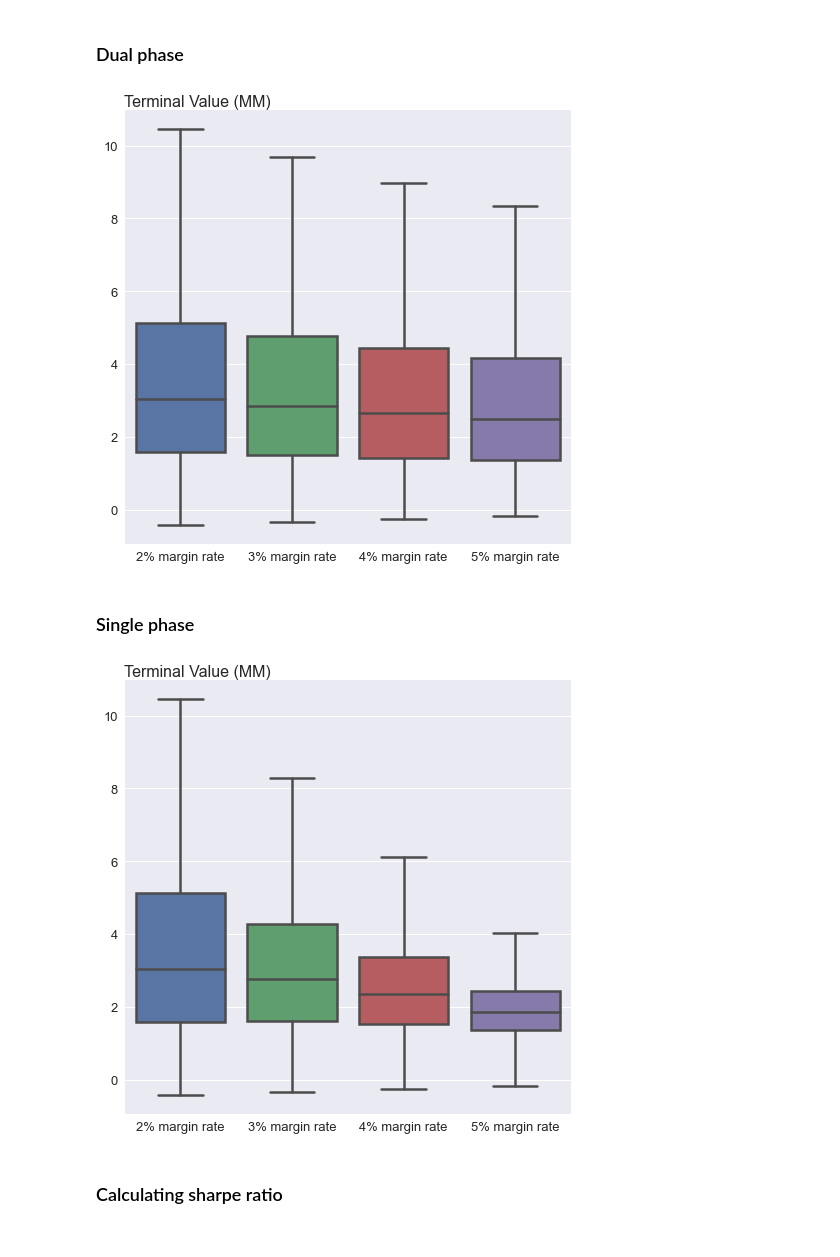
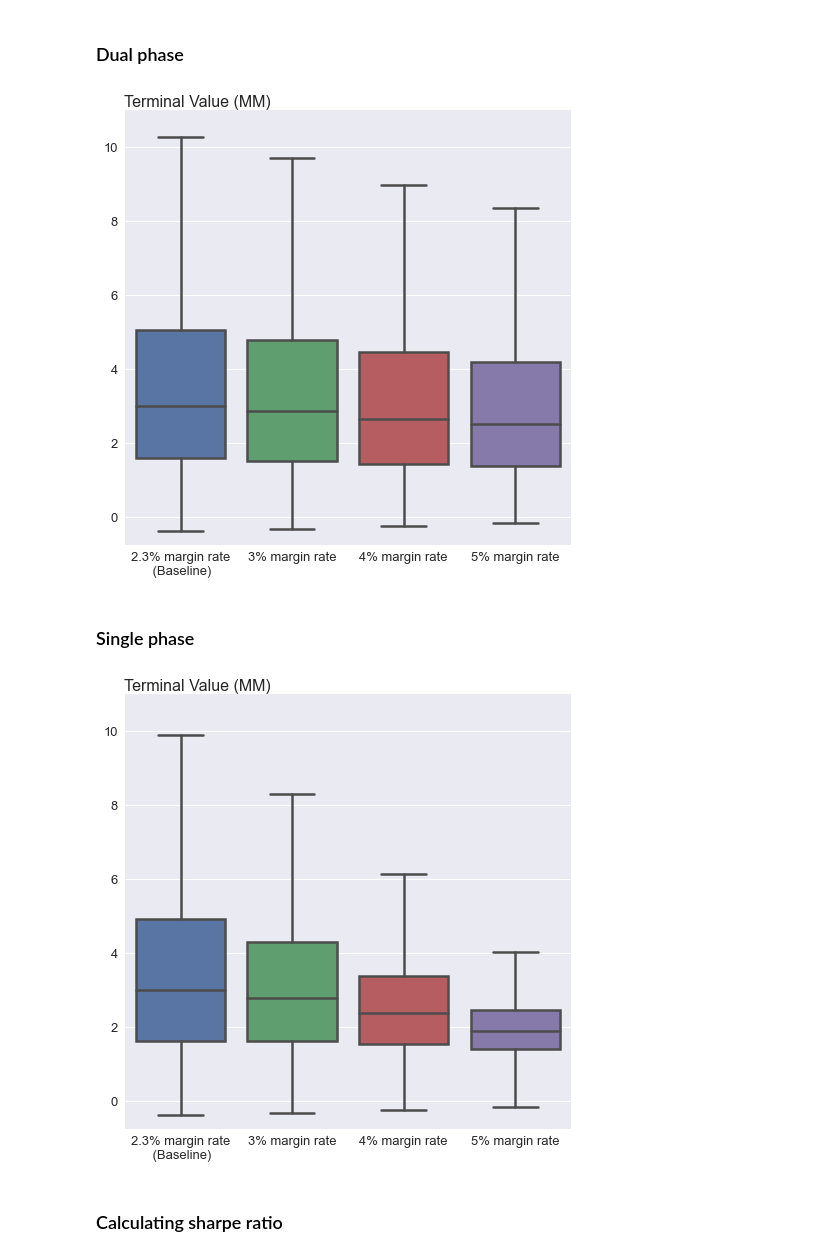
Before and after one commit to neriksen/applied_finance, a Jupyter notebook: robustness_debt.ipynb, the cells around one changed output. Saved outputs shown, nothing was run; the diff lists cells and outputs as text; code cells hidden in the pictures.

```diff
--- a/robustness_debt.ipynb
+++ b/robustness_debt.ipynb
@@ -43,7 +43,7 @@ fig.savefig('Robustness/pi_cost_of_debt.png', bbox_inches = 'tight', pad_inches
 # %% [markdown]
 ### Effect on performance
 # %%
-ports2 = cr.fetch_returns('garch', range(10000), YEARLY_RM = 0.02)
-ports3 = cr.fetch_returns('garch', range(10000), YEARLY_RF=0.02, YEARLY_RM=0.03)
-ports4 = cr.fetch_returns('garch', range(10000), YEARLY_RF=0.02, YEARLY_RM=0.04)
-ports5 = cr.fetch_returns('garch', range(10000), YEARLY_RF=0.02, YEARLY_RM=0.05)
+ports2 = cr.fetch_returns('garch', range(10000), YEARLY_RM = 0.023)
+#ports3 = cr.fetch_returns('garch', range(10000), YEARLY_RF=0.02, YEARLY_RM=0.03)
+#ports4 = cr.fetch_returns('garch', range(10000), YEARLY_RF=0.02, YEARLY_RM=0.04)
+#ports5 = cr.fetch_returns('garch', range(10000), YEARLY_RF=0.02, YEARLY_RM=0.05)
@@ -69,7 +51,7 @@ warning: catastrophic wipeout
 ### Dual phase
 # %%
 data=ports2.loc[:, ["dual_phase"]]
-data.columns=['2% margin rate']
+data.columns=['2.3% margin rate\n (Baseline)']
 data["3% margin rate"]=ports3["dual_phase"]
 data["4% margin rate"]=ports4["dual_phase"]
 data["5% margin rate"]=ports5["dual_phase"]
@@ -81,29 +63,31 @@ f, ax = plt.subplots(figsize=(8,8))
 ax = sns.boxplot(x='variable',y='value',data=x,showfliers = False,linewidth=2.5)
 ax.set_ylabel("Terminal Value (MM)", loc='top', rotation=0, labelpad=-167)
 ax.set_xlabel("")
+plt.ylim(-0.75,11)
 f.savefig("Robustness/boxplot_higher_margin_rate_dual.png", bbox_inches = 'tight', pad_inches = 0.1)
 # %% [output]
-[figure, old version]
+[figure, new version]
 # %% [markdown]
 ### Single phase
 # %%
 data=ports2.loc[:, ["single_phase"]]
-data.columns=['2% margin rate']
+data.columns=['2.3% margin rate\n (Baseline)']
 data["3% margin rate"]=ports3["single_phase"]
 data["4% margin rate"]=ports4["single_phase"]
 data["5% margin rate"]=ports5["single_phase"]
 
 x = data.loc[(slice(None), '2070-01-01'),:]
 x = pd.melt(x)
 x['value'] = x['value'].div(1000000) #Convert into millions
 f, ax = plt.subplots(figsize=(8,8))
 ax = sns.boxplot(x='variable',y='value',data=x,showfliers = False,linewidth=2.5)
 ax.set_ylabel("Terminal Value (MM)", loc='top', rotation=0, labelpad=-167)
 ax.set_xlabel("")
+plt.ylim(-0.75,11)
 #ax.set_yticklabels(style='plain', axis='y',useOffset=True)
 f.savefig("Robustness/boxplot_higher_margin_rate_single.png", bbox_inches = 'tight', pad_inches = 0.1)
 # %% [output]
-[figure, old version]
+[figure, new version]
 # %% [markdown]
 ### Calculating sharpe ratio
 # %%
```
Also changed, not shown: parts of 7 cells of this notebook, 2 other files.
